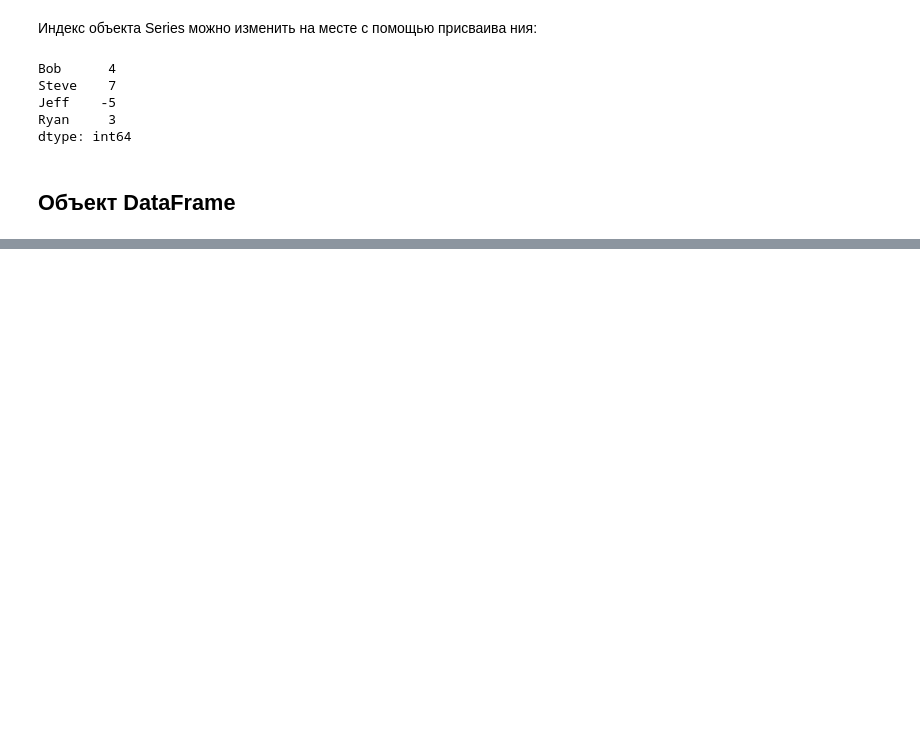
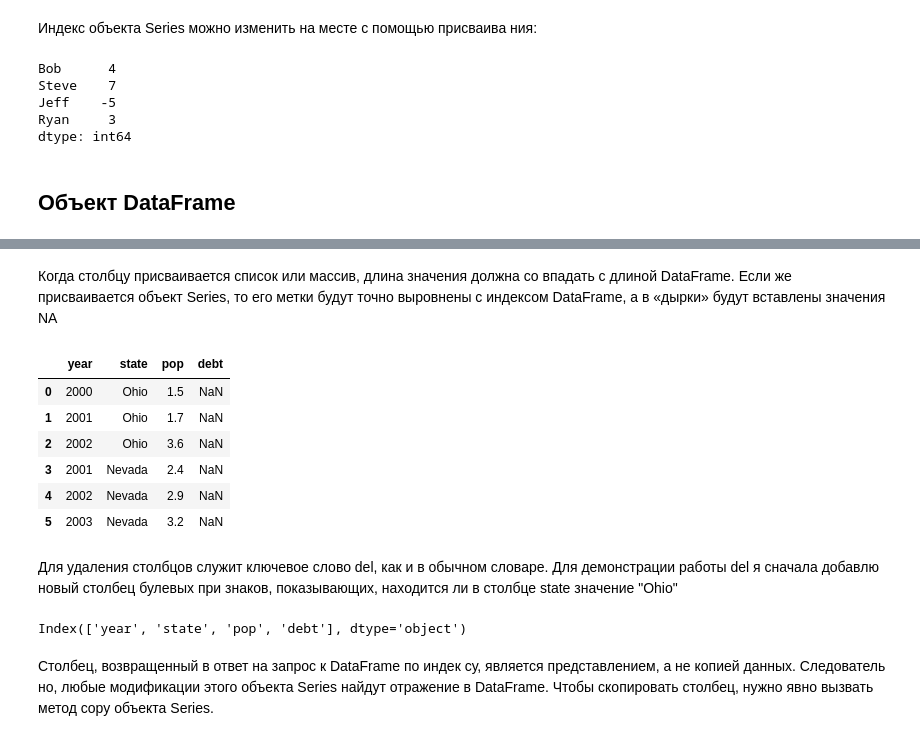
Before and after one commit to dadaxonEnigma/Python-and-Data-Analysis, a Jupyter notebook: EDA/part2.ipynb, the cells around one changed output, grey strips where cells are left out. Cells and saved outputs as stored; diff of their text form; code cells hidden in the pictures; blank space fills up the shorter version.

```diff
--- a/EDA/part2.ipynb
+++ b/EDA/part2.ipynb
@@ -140,0 +248,38 @@ dtype: int64
+# %% [markdown]
+Когда столбцу присваивается список или массив, длина значения должна со
+впадать с длиной DataFrame. Если же присваивается объект Series, то его метки
+будут точно выровнены с индексом DataFrame, а в «дырки» будут вставлены
+значения NA
+# %%
+val = pd.Series([-1.2, -1.5, -1.7], index=["two", "four", "five"])
+frame2['debt'] = val
+frame2
+# %% [output]
+|  | year | state | pop | debt |
+| 0 | 2000 | Ohio | 1.5 | NaN |
+| 1 | 2001 | Ohio | 1.7 | NaN |
+| 2 | 2002 | Ohio | 3.6 | NaN |
+| 3 | 2001 | Nevada | 2.4 | NaN |
+| 4 | 2002 | Nevada | 2.9 | NaN |
+| 5 | 2003 | Nevada | 3.2 | NaN |
+# %% [markdown]
+ Для удаления столбцов служит ключевое слово del, как и в обычном словаре.
+Для демонстрации работы del я сначала добавлю новый столбец булевых при
+знаков, показывающих, находится ли в столбце state значение "Ohio"
+# %%
+frame2['eastern'] = frame2['state'] == 'Ohio'
+frame2
+# !!  Новый столбец нельзя создать, пользуясь синтаксисом frame2.eastern
+frame2.eastern = frame2.state == 'Ohio'
+frame2
+#Затем для удаления этого столбца я воспользуюсь методом del
+del frame2['eastern']
+frame2.columns
+# %% [output]
+Index(['year', 'state', 'pop', 'debt'], dtype='object')
+# %% [markdown]
+Столбец, возвращенный в ответ на запрос к DataFrame по индек
+су, является представлением, а не копией данных. Следователь
+но, любые модификации этого объекта Series найдут отражение
+в DataFrame. Чтобы скопировать столбец, нужно явно вызвать
+метод copy объекта Series.
```
Also changed, not shown: parts of 18 cells of this notebook.
